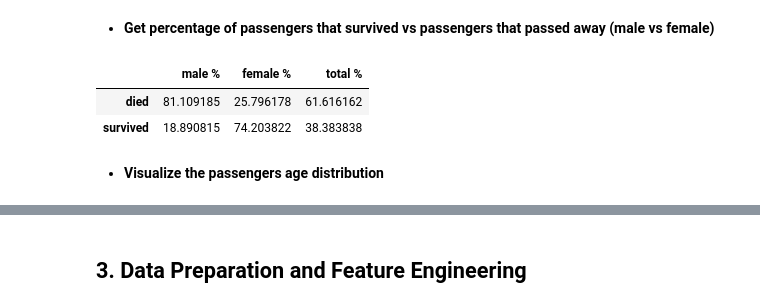
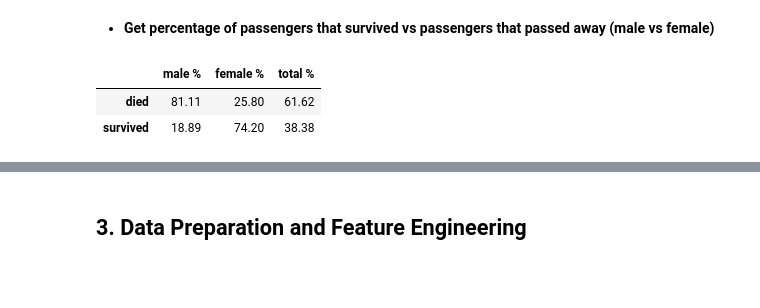
Before and after one commit to Carmine977/kaggle-titanic, a Jupyter notebook: kaggle-titanic.ipynb, the cells around one changed output, grey strips where cells are left out. Cells and saved outputs as stored; diff of their text form; code cells hidden in the pictures; blank space fills up the shorter version.

```diff
--- a/kaggle-titanic.ipynb
+++ b/kaggle-titanic.ipynb
@@ -90,20 +90,18 @@ df.rename(index={0: 'died', 1: 'survived'})
 * **Get percentage of passengers that survived vs passengers that passed away (male vs female)**
 # %%
 # Passengers that survived vs passengers that passed away normized
-surv_all_perc = train['Survived'].value_counts(normalize=True) * 100
+surv_all_perc = (train['Survived'].value_counts(normalize=True) * 100).map('{:,.2f}'.format)
 surv_all_perc.name = 'total %'
 # Males that survived vs males that passed away normalized
-surv_male_perc = train['Survived'][train['Sex']=='male'].value_counts(normalize=True) * 100
+surv_male_perc = (train['Survived'][train['Sex']=='male'].value_counts(normalize=True) * 100).map('{:,.2f}'.format)
 surv_male_perc.name = 'male %'
 # Females that survived vs Females that passed away normalized
-surv_female_perc = train['Survived'][train['Sex']=='female'].value_counts(normalize=True) * 100
+surv_female_perc = (train['Survived'][train['Sex']=='female'].value_counts(normalize=True) * 100).map('{:,.2f}'.format)
 surv_female_perc.name = 'female %'
 
 df = pd.concat([surv_male_perc, surv_female_perc, surv_all_perc], axis=1)
 df.rename(index={0: 'died', 1: 'survived'})
 # %% [output]
 |  | male % | female % | total % |
-| died | 81.109185 | 25.796178 | 61.616162 |
-| survived | 18.890815 | 74.203822 | 38.383838 |
+| died | 81.11 | 25.80 | 61.62 |
+| survived | 18.89 | 74.20 | 38.38 |
-# %% [markdown]
-* **Visualize the passengers age distribution**
```
Also changed, not shown: parts of 10 cells of this notebook, 1 other file.
